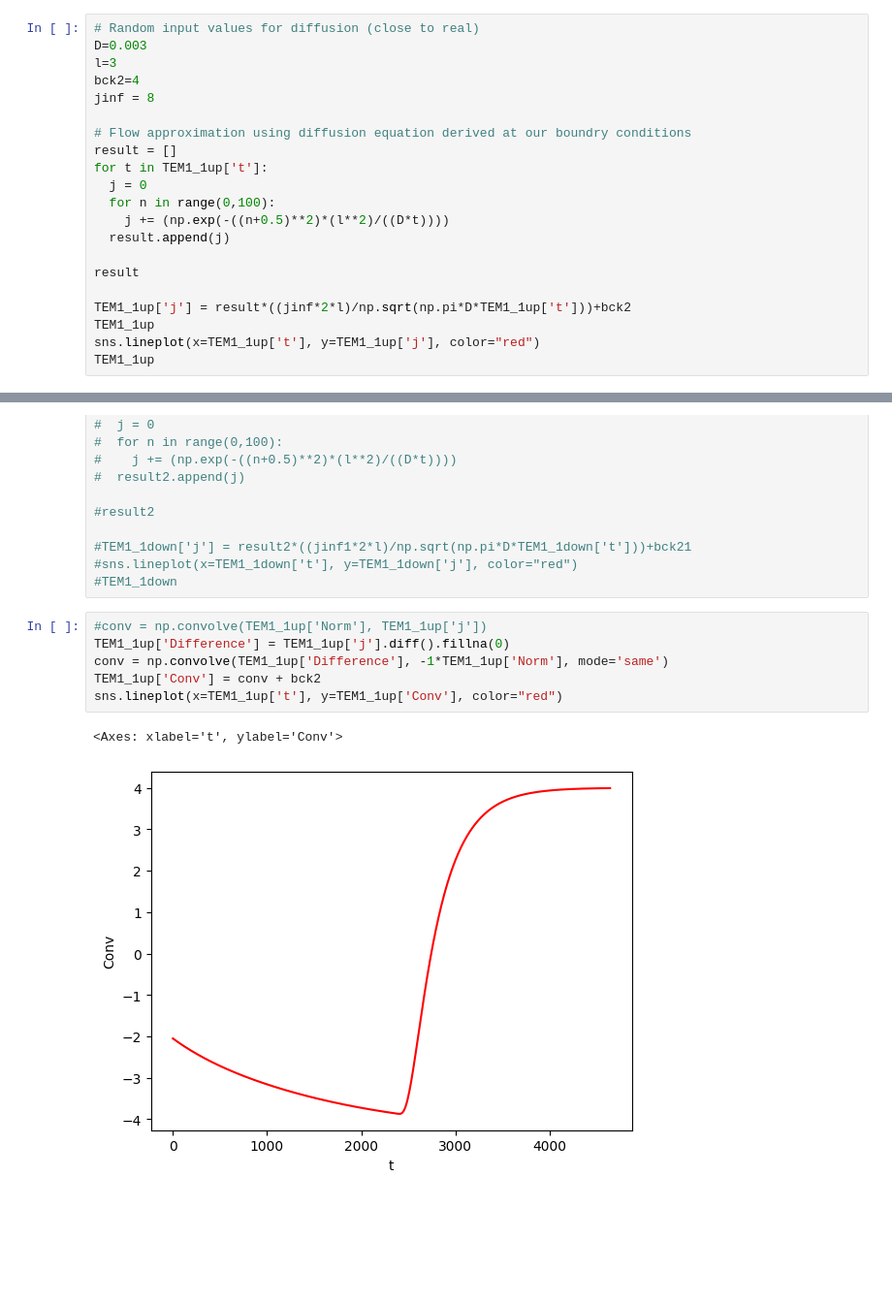
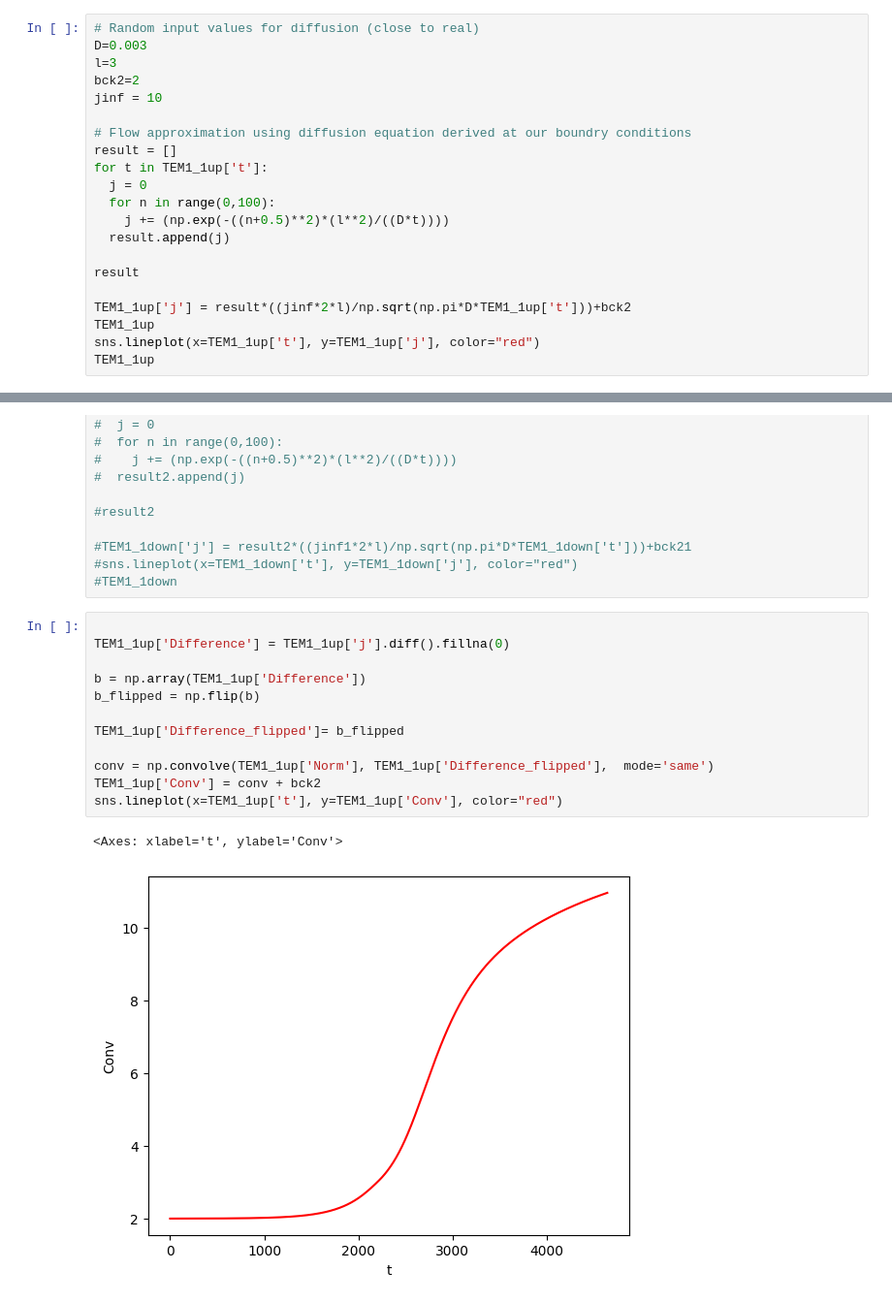
Before and after one commit to nebuus/ITER, a Jupyter notebook: Permeation.ipynb, the cells around one changed output, grey strips where cells are left out. Shown: that part at 97% size. Saved outputs shown, nothing was run; the diff lists cells and outputs as text; blank space fills up the shorter version.

```diff
--- a/Permeation.ipynb
+++ b/Permeation.ipynb
@@ -209,8 +209,8 @@ sns.lineplot(x=TEM1_1down['t'], y=TEM1_1down['Norm'], color="red")
 # Random input values for diffusion (close to real)
 D=0.003
 l=3
-bck2=4
-jinf = 8
+bck2=2
+jinf = 10
 
 # Flow approximation using diffusion equation derived at our boundry conditions
 result = []
@@ -262,11 +262,17 @@ TEM1_1up
 #sns.lineplot(x=TEM1_1down['t'], y=TEM1_1down['j'], color="red")
 #TEM1_1down
 # %%
-#conv = np.convolve(TEM1_1up['Norm'], TEM1_1up['j'])
+
 TEM1_1up['Difference'] = TEM1_1up['j'].diff().fillna(0)
-conv = np.convolve(TEM1_1up['Difference'], -1*TEM1_1up['Norm'], mode='same')
+
+b = np.array(TEM1_1up['Difference'])
+b_flipped = np.flip(b)
+
+TEM1_1up['Difference_flipped']= b_flipped
+
+conv = np.convolve(TEM1_1up['Norm'], TEM1_1up['Difference_flipped'],  mode='same')
 TEM1_1up['Conv'] = conv + bck2
 sns.lineplot(x=TEM1_1up['t'], y=TEM1_1up['Conv'], color="red")
 # %% [output]
 <Axes: xlabel='t', ylabel='Conv'>
-[figure, old version]
+[figure, new version]
```
Also changed, not shown: parts of 5 cells of this notebook.
